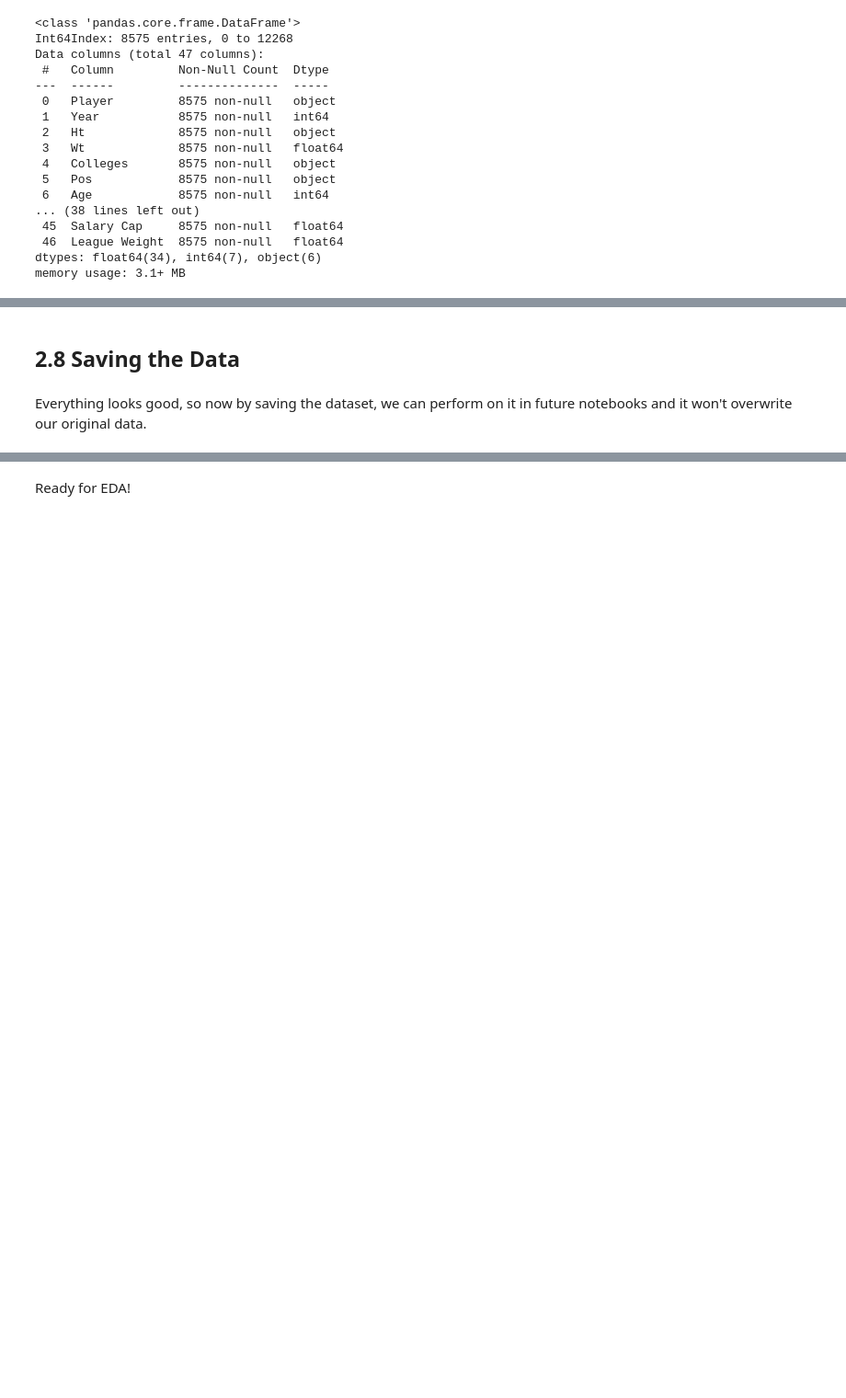
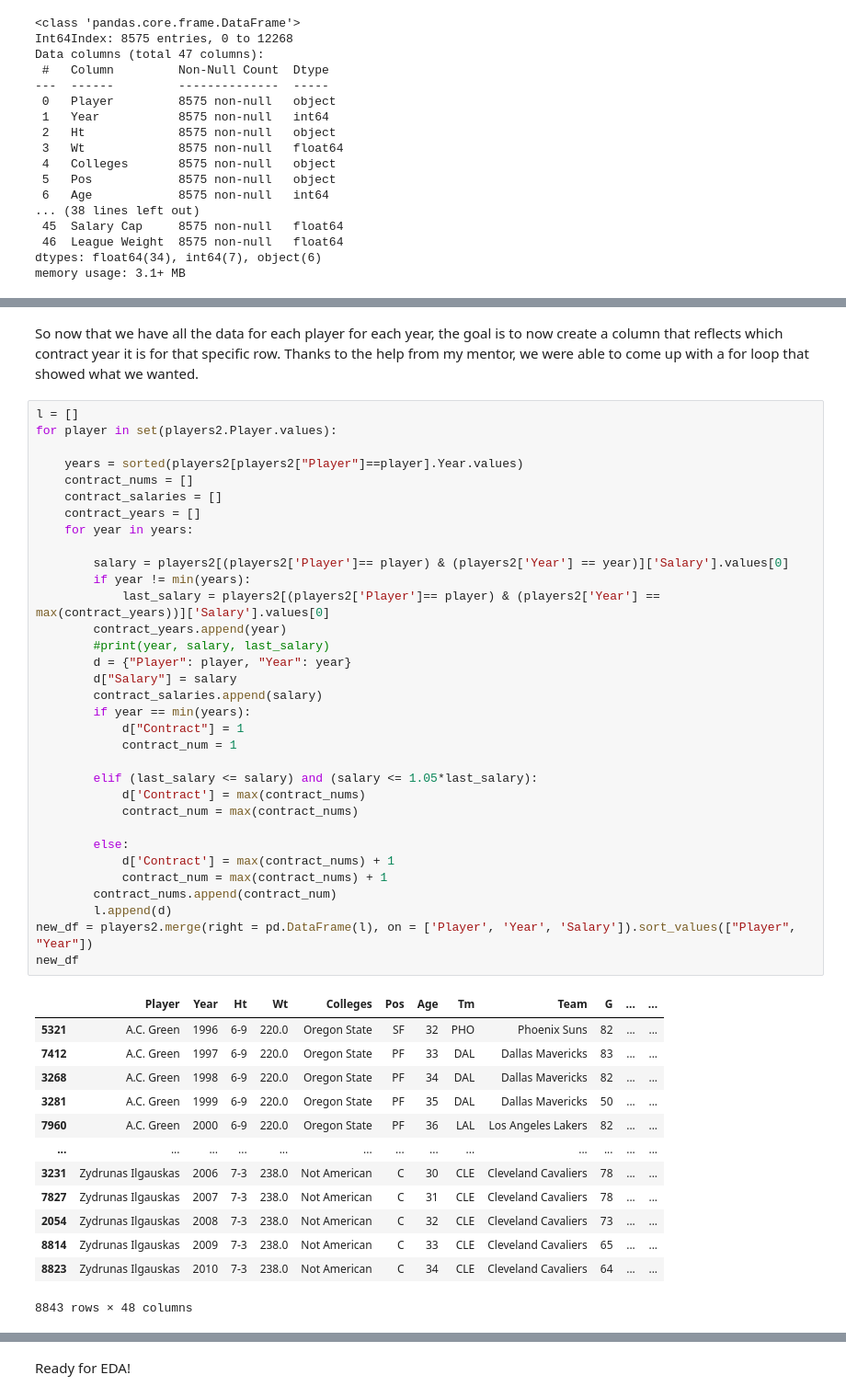
Before and after one commit to micahmatsuda021/NBA-Salary-Capstone, a Jupyter notebook: 02 Data Wrangling.ipynb, the cells around one changed output, grey strips where cells are left out. Shown: that part at 92% size. Saved outputs shown, nothing was run; the diff lists cells and outputs as text; blank space fills up the shorter version.

Commit message:
Data Wrangling

```diff
--- a/02 Data Wrangling.ipynb
+++ b/02 Data Wrangling.ipynb
@@ -258,4 +279,49 @@ players2.head()
 # %% [markdown]
-## 2.8 Saving the Data
+So now that we have all the data for each player for each year, the goal is to now create a column that reflects which contract year it is for that specific row. Thanks to the help from my mentor, we were able to come up with a for loop that showed what we wanted.
-# %% [markdown]
-Everything looks good, so now by saving the dataset, we can perform on it in future notebooks and it won't overwrite our original data.
+# %%
+l = []
+for player in set(players2.Player.values):
+
+    years = sorted(players2[players2["Player"]==player].Year.values)
+    contract_nums = []
+    contract_salaries = []
+    contract_years = []
+    for year in years:
+
+        salary = players2[(players2['Player']== player) & (players2['Year'] == year)]['Salary'].values[0]
+        if year != min(years):
+            last_salary = players2[(players2['Player']== player) & (players2['Year'] == max(contract_years))]['Salary'].values[0]
+        contract_years.append(year)
+        #print(year, salary, last_salary)
+        d = {"Player": player, "Year": year}
+        d["Salary"] = salary
+        contract_salaries.append(salary)
+        if year == min(years):
+            d["Contract"] = 1
+            contract_num = 1
+
+        elif (last_salary <= salary) and (salary <= 1.05*last_salary):
+            d['Contract'] = max(contract_nums)
+            contract_num = max(contract_nums)
+
+        else:
+            d['Contract'] = max(contract_nums) + 1
+            contract_num = max(contract_nums) + 1
+        contract_nums.append(contract_num)
+        l.append(d)
+new_df = players2.merge(right = pd.DataFrame(l), on = ['Player', 'Year', 'Salary']).sort_values(["Player", "Year"])
+new_df
+# %% [output]
+|  | Player | Year | Ht | Wt | Colleges | Pos | Age | Tm | Team | G | ... | ... |
+| 5321 | A.C. Green | 1996 | 6-9 | 220.0 | Oregon State | SF | 32 | PHO | Phoenix Suns | 82 | ... | ... |
+| 7412 | A.C. Green | 1997 | 6-9 | 220.0 | Oregon State | PF | 33 | DAL | Dallas Mavericks | 83 | ... | ... |
+| 3268 | A.C. Green | 1998 | 6-9 | 220.0 | Oregon State | PF | 34 | DAL | Dallas Mavericks | 82 | ... | ... |
+| 3281 | A.C. Green | 1999 | 6-9 | 220.0 | Oregon State | PF | 35 | DAL | Dallas Mavericks | 50 | ... | ... |
+| 7960 | A.C. Green | 2000 | 6-9 | 220.0 | Oregon State | PF | 36 | LAL | Los Angeles Lakers | 82 | ... | ... |
+| ... | ... | ... | ... | ... | ... | ... | ... | ... | ... | ... | ... | ... |
+| 3231 | Zydrunas Ilgauskas | 2006 | 7-3 | 238.0 | Not American | C | 30 | CLE | Cleveland Cavaliers | 78 | ... | ... |
+| 7827 | Zydrunas Ilgauskas | 2007 | 7-3 | 238.0 | Not American | C | 31 | CLE | Cleveland Cavaliers | 78 | ... | ... |
+| 2054 | Zydrunas Ilgauskas | 2008 | 7-3 | 238.0 | Not American | C | 32 | CLE | Cleveland Cavaliers | 73 | ... | ... |
+| 8814 | Zydrunas Ilgauskas | 2009 | 7-3 | 238.0 | Not American | C | 33 | CLE | Cleveland Cavaliers | 65 | ... | ... |
+| 8823 | Zydrunas Ilgauskas | 2010 | 7-3 | 238.0 | Not American | C | 34 | CLE | Cleveland Cavaliers | 64 | ... | ... |
+8843 rows × 48 columns
```
Also changed, not shown: parts of 16 cells of this notebook, 1 other file.
